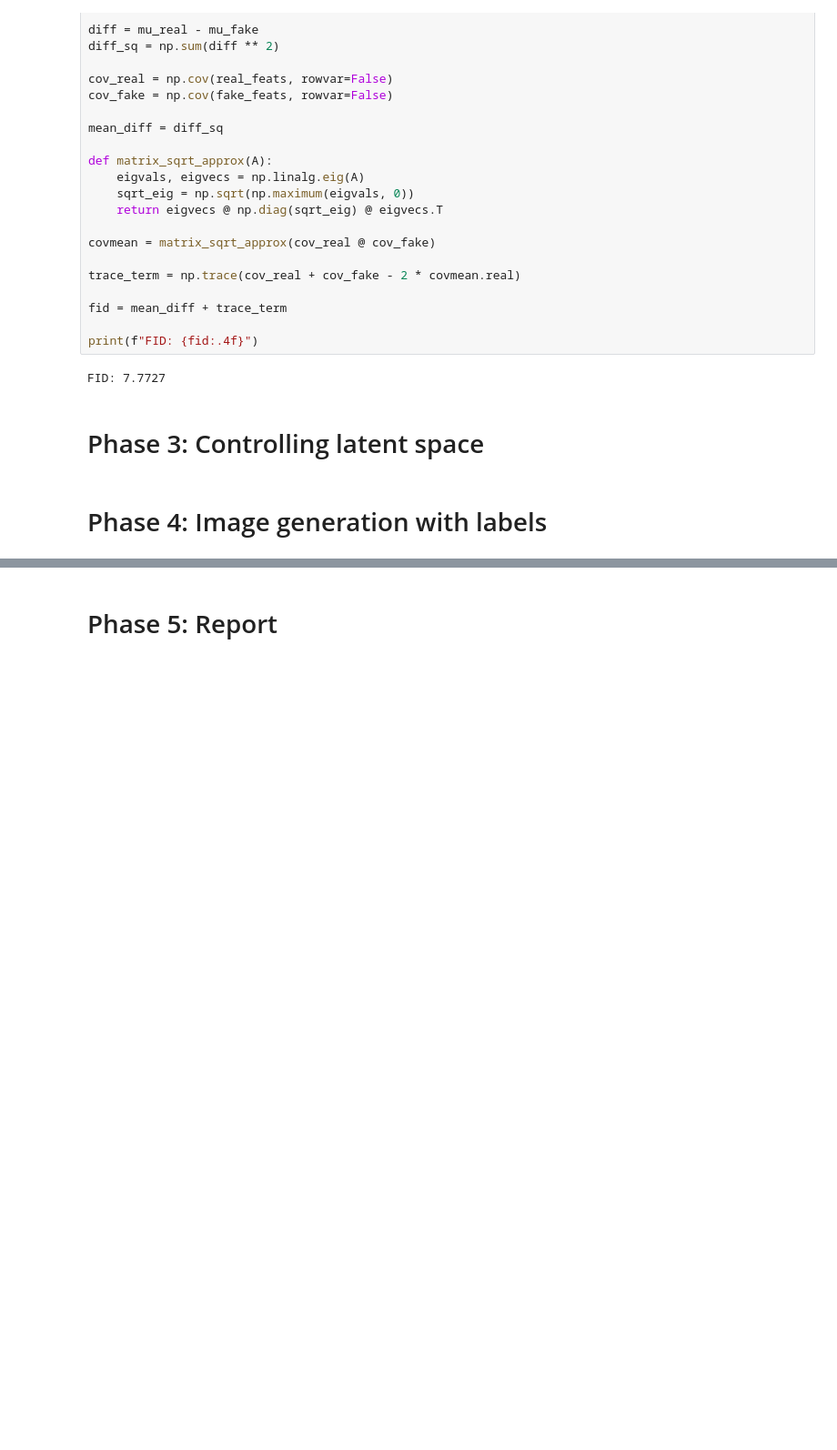
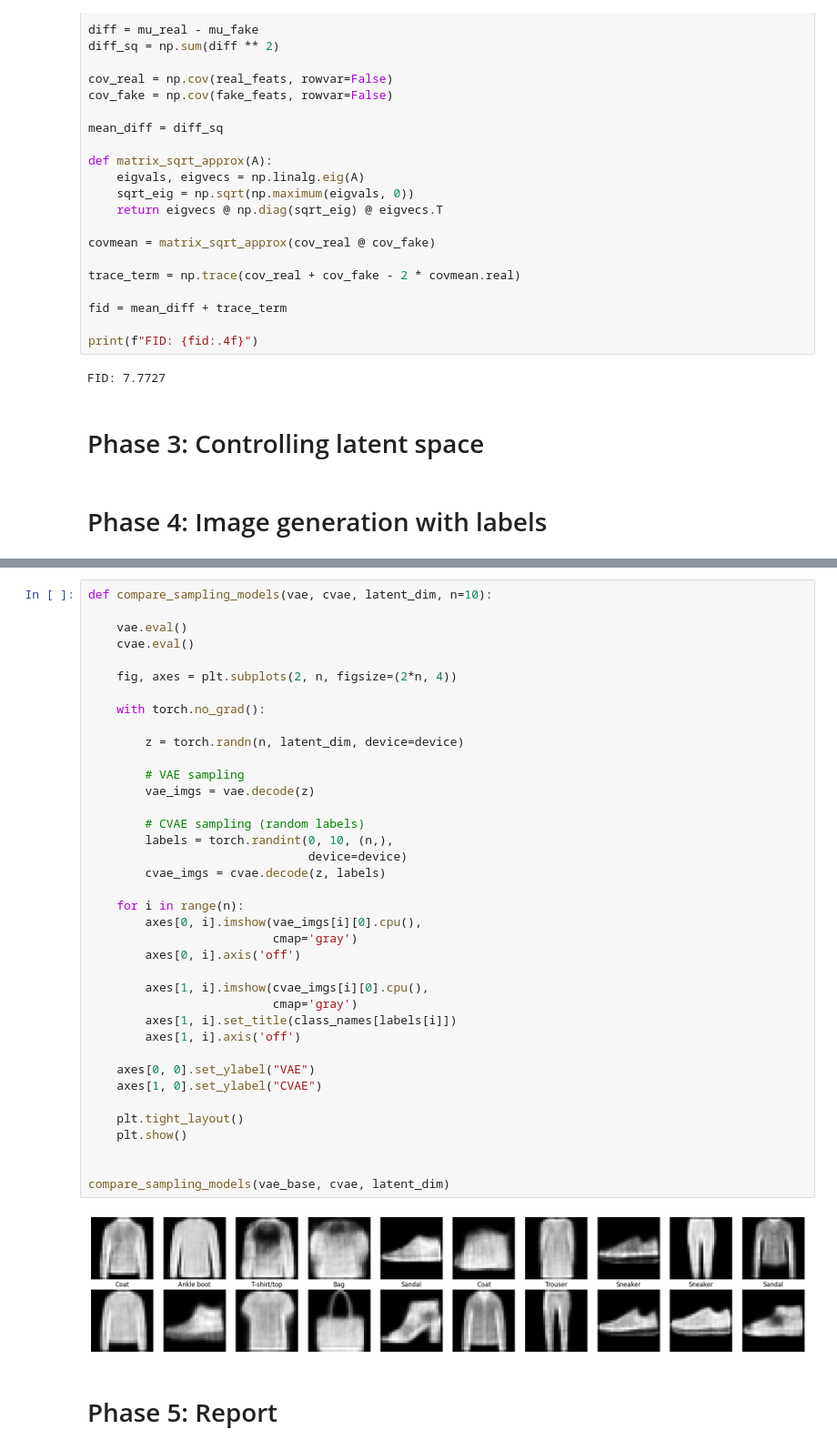
Before and after one commit to AMBandariM/vae-from-scratch, a Jupyter notebook: main.ipynb, the cells around one changed output, grey strips where cells are left out. Shown at 91% size. Saved outputs shown, nothing was run; the diff lists cells and outputs as text; blank space fills up the shorter version.

```diff
--- a/main.ipynb
+++ b/main.ipynb
@@ -647,2 +932,42 @@ FID: 7.7727
+# %%
+def compare_sampling_models(vae, cvae, latent_dim, n=10):
+
+    vae.eval()
+    cvae.eval()
+
+    fig, axes = plt.subplots(2, n, figsize=(2*n, 4))
+
+    with torch.no_grad():
+
+        z = torch.randn(n, latent_dim, device=device)
+
+        # VAE sampling
+        vae_imgs = vae.decode(z)
+
+        # CVAE sampling (random labels)
+        labels = torch.randint(0, 10, (n,),
+                               device=device)
+        cvae_imgs = cvae.decode(z, labels)
+
+    for i in range(n):
+        axes[0, i].imshow(vae_imgs[i][0].cpu(),
+                          cmap='gray')
+        axes[0, i].axis('off')
+
+        axes[1, i].imshow(cvae_imgs[i][0].cpu(),
+                          cmap='gray')
+        axes[1, i].set_title(class_names[labels[i]])
+        axes[1, i].axis('off')
+
+    axes[0, 0].set_ylabel("VAE")
+    axes[1, 0].set_ylabel("CVAE")
+
+    plt.tight_layout()
+    plt.show()
+
+
+compare_sampling_models(vae_base, cvae, latent_dim)
+# %% [output]
+[figure, added]
 # %% [markdown]
 # Phase 5: Report
```
Also changed, not shown: parts of 9 cells of this notebook.
